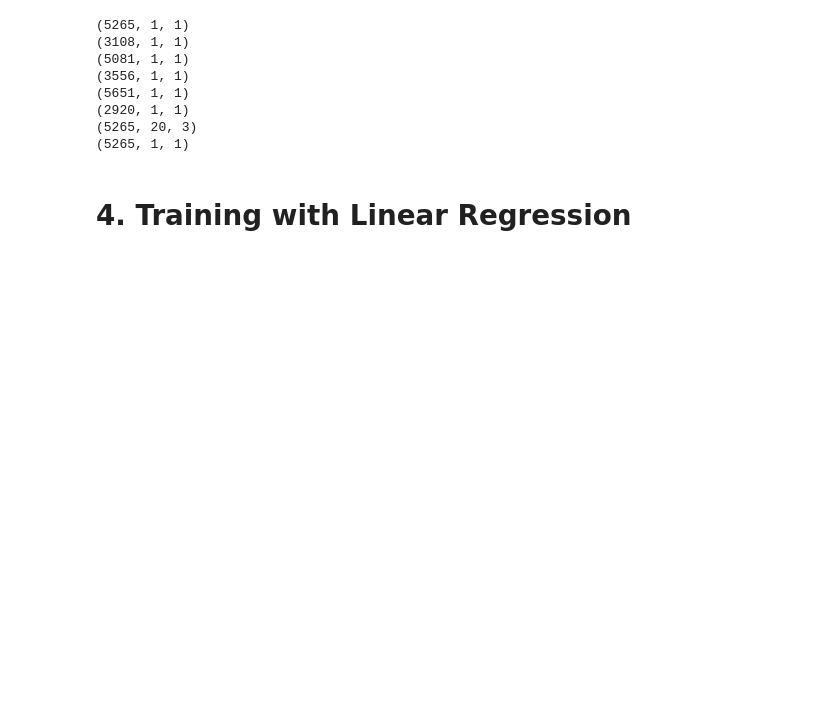
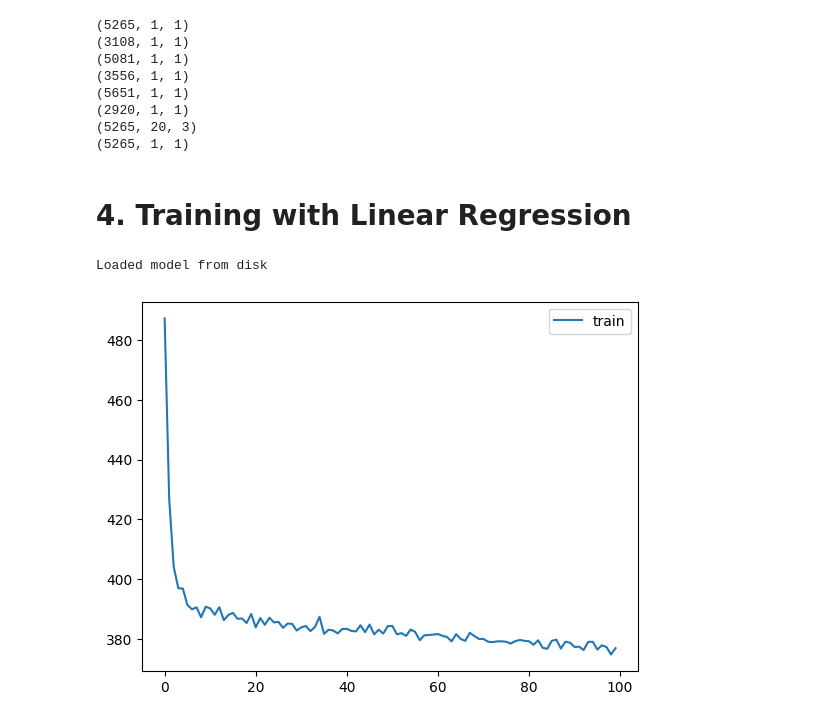
Before and after one commit to ustar1210/SoC_capstone, a Jupyter notebook: Linear Regression/LR.ipynb, the cells around one changed output. Cells and saved outputs as stored; diff of their text form; code cells hidden in the pictures; blank space fills up the shorter version.

```diff
--- a/Linear Regression/LR.ipynb
+++ b/Linear Regression/LR.ipynb
@@ -204,3 +204,22 @@ open(f'{model_dir}/{temp}_model.json', 'w').write(model_json)
 
 # save model's learned weights
 model.save_weights(f'{model_dir}/{temp}.weights.h5', overwrite=True)
+# %%
+# Load trained model
+json_file = open(f'{model_dir}/{temp}_model.json', "r")
+loaded_model_json = json_file.read()
+json_file.close()
+loaded_model = model_from_json(loaded_model_json)
+
+# model weight load
+loaded_model.load_weights(f'{model_dir}/{temp}.weights.h5')
+print("Loaded model from disk")
+# %% [output]
+Loaded model from disk
+# %%
+plt.plot(history_dst_7.history['loss'], label='train')
+
+plt.legend()
+plt.show()
+# %% [output]
+[figure, added]
```
Also changed, not shown: parts of 3 cells of this notebook.
